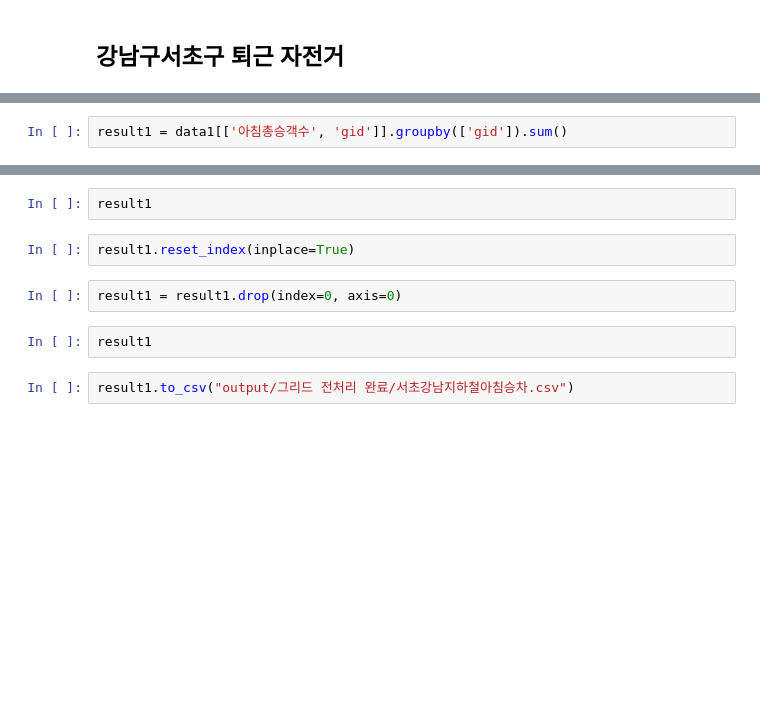
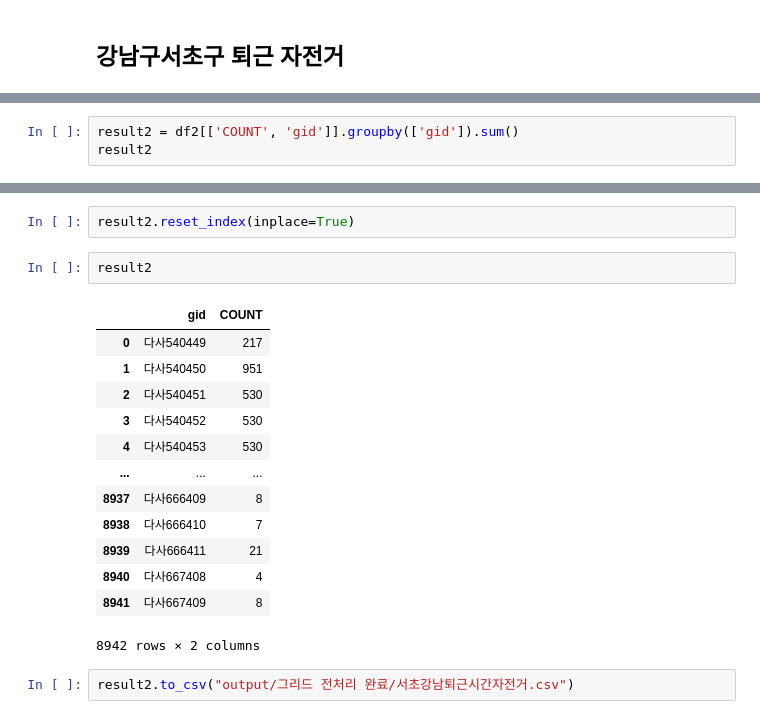
Before and after one commit to so02e/stop_kickrani_GIS, a Jupyter notebook: var_grid_bike.ipynb, the cells around one changed output, grey strips where cells are left out. Drawn from its saved outputs; the diff is of its cells as text; blank space fills up the shorter version.

```diff
--- a/var_grid_bike.ipynb
+++ b/var_grid_bike.ipynb
@@ -151,2 +212,3 @@ data1
 # %%
-result1 = data1[['아침총승객수', 'gid']].groupby(['gid']).sum()
+result2 = df2[['COUNT', 'gid']].groupby(['gid']).sum()
+result2
@@ -153,10 +230,20 @@ result1 = data1[['아침총승객수', 'gid']].groupby(['gid']).sum()
-# %%
-result1
 # %%
-result1.reset_index(inplace=True)
+result2.reset_index(inplace=True)
-# %%
-result1 = result1.drop(index=0, axis=0)
-# %%
-result1
+# %%
+result2
+# %% [output]
+|  | gid | COUNT |
+| 0 | 다사540449 | 217 |
+| 1 | 다사540450 | 951 |
+| 2 | 다사540451 | 530 |
+| 3 | 다사540452 | 530 |
+| 4 | 다사540453 | 530 |
+| ... | ... | ... |
+| 8937 | 다사666409 | 8 |
+| 8938 | 다사666410 | 7 |
+| 8939 | 다사666411 | 21 |
+| 8940 | 다사667408 | 4 |
+| 8941 | 다사667409 | 8 |
+8942 rows × 2 columns
 # %%
-result1.to_csv("output/그리드 전처리 완료/서초강남지하철아침승차.csv")
+result2.to_csv("output/그리드 전처리 완료/서초강남퇴근시간자전거.csv")
```
Also changed, not shown: parts of 36 cells of this notebook, 6 other files.
